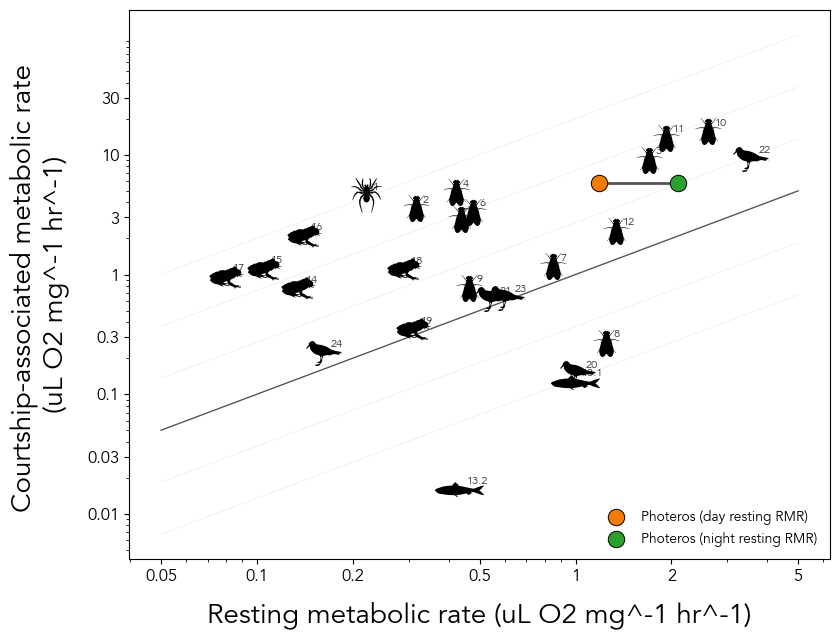
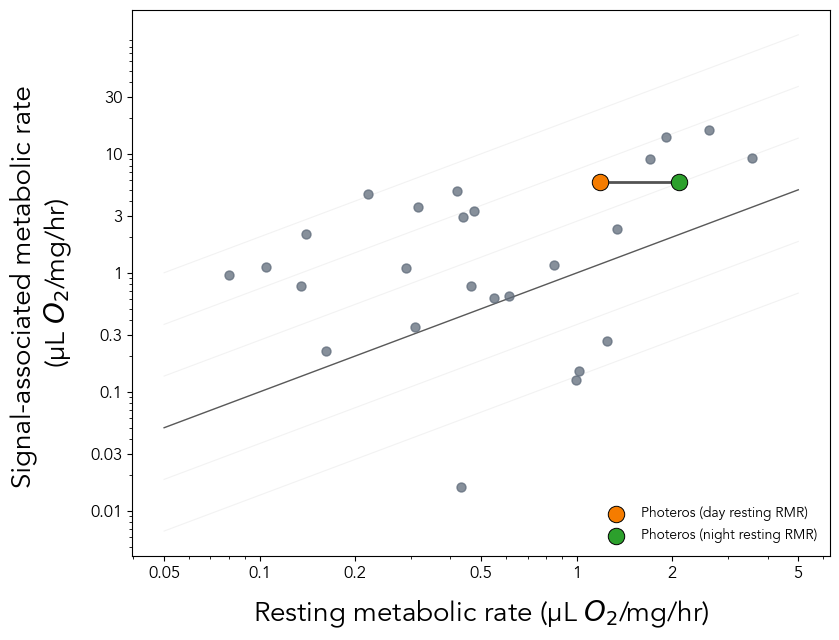
Unified diff of the notebook cell whose output changed from the first chart to the second:
--- before
+++ after
@@ -3,5 +3,5 @@
 draw_reference_lines(ax, xmin=0.05, xmax=5.0)
 
-# Literature plotted with icons where available.
+# Literature plotted as circles by default; set USE_ICONS=True in Cell 2 to use icons.
 for _, row in lit.iterrows():
     x = row['rest_rate']
@@ -10,18 +10,19 @@
 
     used_icon = False
-    if group in icon_paths:
+    if USE_ICONS and group in icon_paths:
         used_icon = add_icon(ax, x, y, group=group)
 
     if not used_icon:
-        ax.scatter([x], [y], s=42, color='#5f6b7a', alpha=0.75, zorder=2)
+        ax.scatter([x], [y], marker='o', s=42, color='#5f6b7a', alpha=0.75, zorder=2)
 
-    ax.annotate(
-        str(row['sp_no']),
-        (x, y),
-        xytext=(5, 4),
-        textcoords='offset points',
-        fontsize=8,
-        alpha=0.8,
-    )
+    if SHOW_POINT_NUMBERS:
+        ax.annotate(
+            str(row['sp_no']),
+            (x, y),
+            xytext=(5, 4),
+            textcoords='offset points',
+            fontsize=8,
+            alpha=0.8,
+        )
 
 # Connect the two Photeros estimates so they read as one linked estimate pair.

Commit: Cleaning up repo